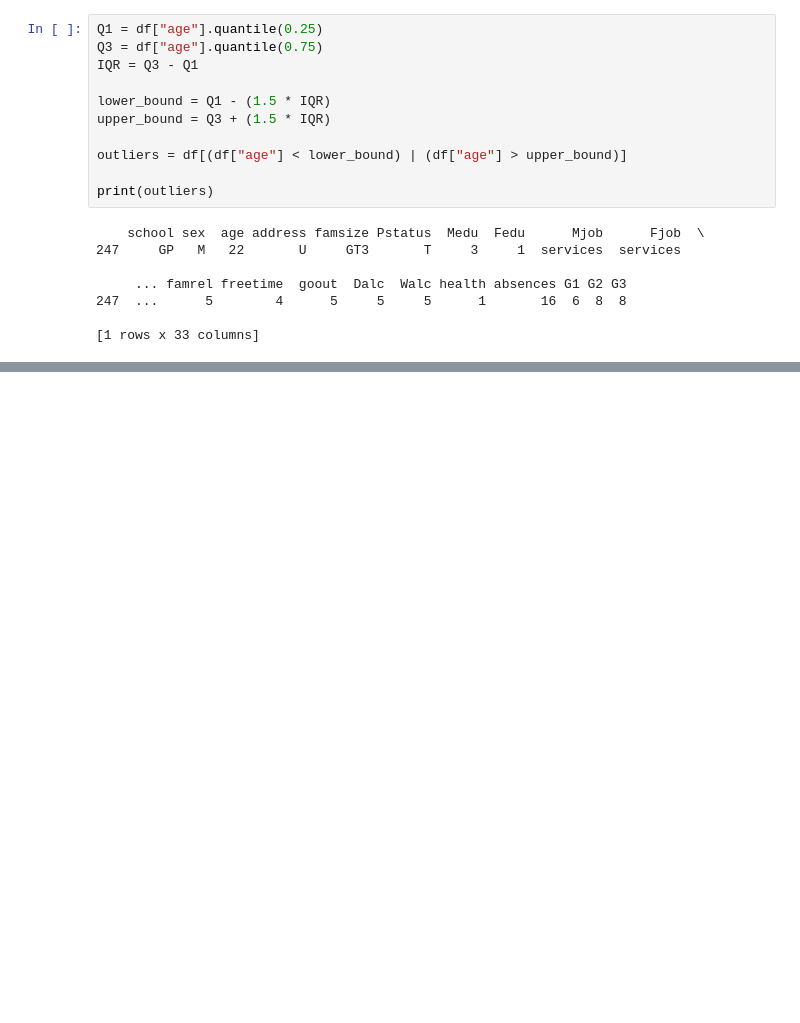
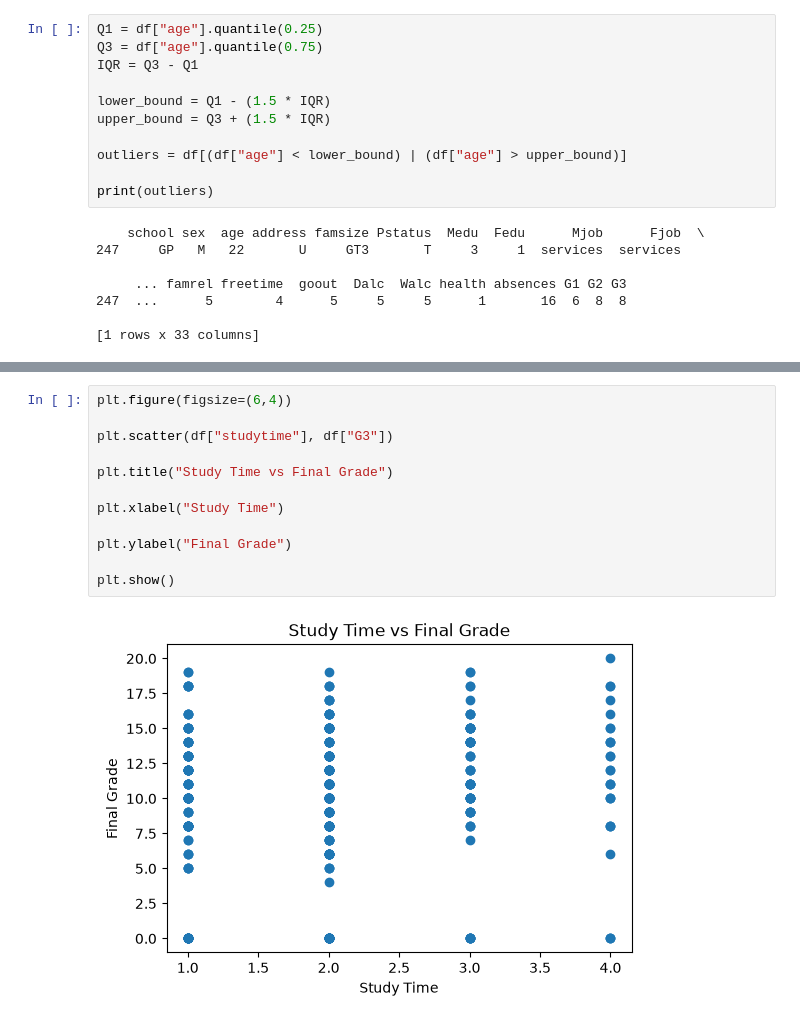
Before and after one commit to Ayusshi/student_exam_pass_prediction, a Jupyter notebook: notebooks/Student_Exam_Pass_Prediction.ipynb, the cells around one changed output, grey strips where cells are left out. Drawn from its saved outputs; the diff is of its cells as text; blank space fills up the shorter version.

```diff
--- a/notebooks/Student_Exam_Pass_Prediction.ipynb
+++ b/notebooks/Student_Exam_Pass_Prediction.ipynb
@@ -138,0 +145,14 @@ print(outliers)
+# %%
+plt.figure(figsize=(6,4))
+
+plt.scatter(df["studytime"], df["G3"])
+
+plt.title("Study Time vs Final Grade")
+
+plt.xlabel("Study Time")
+
+plt.ylabel("Final Grade")
+
+plt.show()
+# %% [output]
+[figure, added]
```
Also changed, not shown: parts of 3 cells of this notebook.
